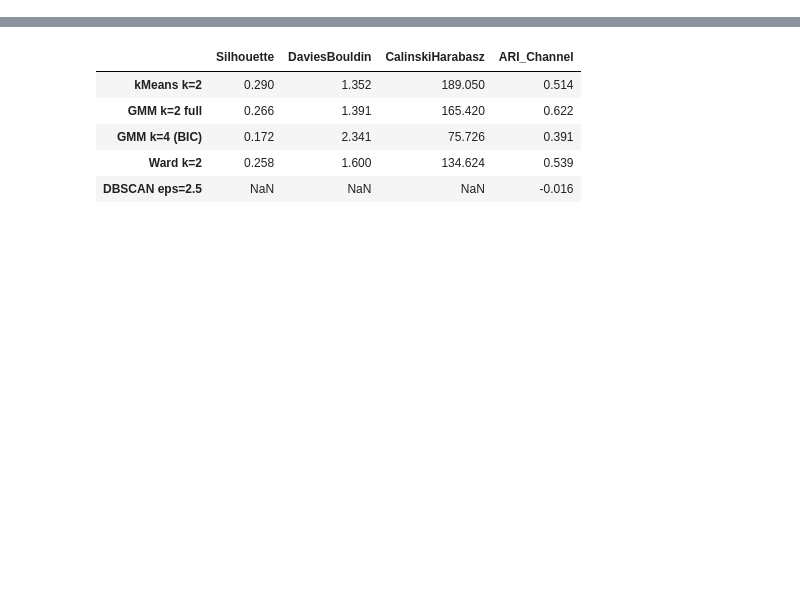
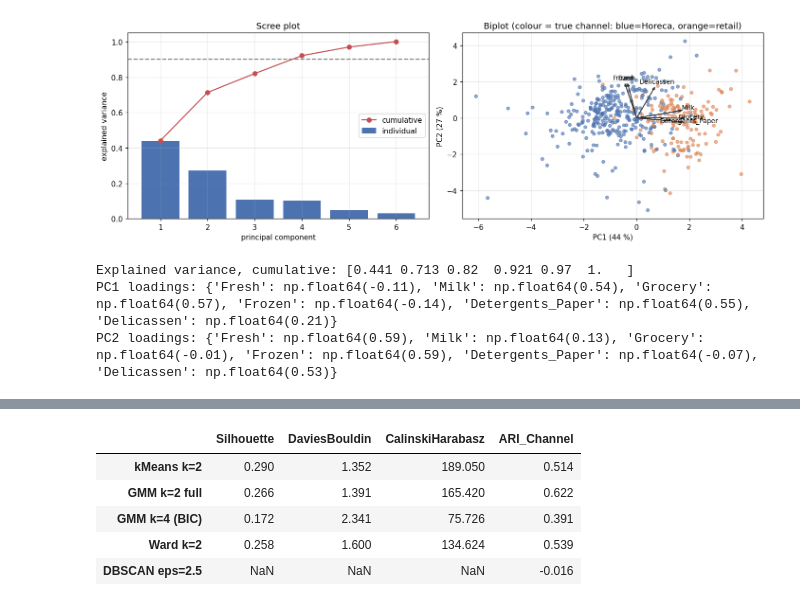
Before and after one commit to TimonLudwig1/Practice-Lab, a Jupyter notebook: xtAI_Learn-Repository/modules/05-machine-learning-2/projects/03-final/solution/solution.ipynb, the cells around one changed output, grey strips where cells are left out. Cells and saved outputs as stored; diff of their text form; code cells hidden in the pictures; blank space fills up the shorter version.

```diff
--- a/xtAI_Learn-Repository/modules/05-machine-learning-2/projects/03-final/solution/solution.ipynb
+++ b/xtAI_Learn-Repository/modules/05-machine-learning-2/projects/03-final/solution/solution.ipynb
@@ -349,0 +121,33 @@ Jetzt der Kern des Moduls — Clustering ist unüberwacht, also brauchen wir Kri
+# %%
+from sklearn.decomposition import PCA
+
+pca = PCA().fit(Xs)
+evr = pca.explained_variance_ratio_
+Z = pca.transform(Xs)           # scores
+
+fig, (a1, a2) = plt.subplots(1, 2, figsize=(13, 4.5))
+a1.bar(range(1, 7), evr, color="#4C72B0", label="individual")
+a1.plot(range(1, 7), np.cumsum(evr), "o-", color="#C44E52", label="cumulative")
+a1.axhline(0.9, ls="--", c="grey"); a1.set_xlabel("principal component")
+a1.set_ylabel("explained variance"); a1.set_title("Scree plot"); a1.legend()
+
+# Biplot: scores (customers) + loading arrows (features), coloured by the TRUE channel
+colors = np.where(channel == 0, "#4C72B0", "#DD8452")
+a2.scatter(Z[:, 0], Z[:, 1], c=colors, s=18, alpha=0.6)
+for j, f in enumerate(FEATURES):
+    a2.arrow(0, 0, pca.components_[0, j]*3.2, pca.components_[1, j]*3.2,
+             color="#333", head_width=0.09, length_includes_head=True)
+    a2.text(pca.components_[0, j]*3.6, pca.components_[1, j]*3.6, f,
+            fontsize=9, ha="center", color="black")
+a2.set_xlabel(f"PC1 ({evr[0]*100:.0f} %)"); a2.set_ylabel(f"PC2 ({evr[1]*100:.0f} %)")
+a2.set_title("Biplot (colour = true channel: blue=Horeca, orange=retail)")
+plt.tight_layout(); plt.show()
+
+print("Explained variance, cumulative:", np.cumsum(evr).round(3))
+print("PC1 loadings:", dict(zip(FEATURES, pca.components_[0].round(2))))
+print("PC2 loadings:", dict(zip(FEATURES, pca.components_[1].round(2))))
+# %% [output]
+[figure, added]
+Explained variance, cumulative: [0.441 0.713 0.82  0.921 0.97  1.   ]
+PC1 loadings: {'Fresh': np.float64(-0.11), 'Milk': np.float64(0.54), 'Grocery': np.float64(0.57), 'Frozen': np.float64(-0.14), 'Detergents_Paper': np.float64(0.55), 'Delicassen': np.float64(0.21)}
+PC2 loadings: {'Fresh': np.float64(0.59), 'Milk': np.float64(0.13), 'Grocery': np.float64(-0.01), 'Frozen': np.float64(0.59), 'Detergents_Paper': np.float64(-0.07), 'Delicassen': np.float64(0.53)}
```
Also changed, not shown: parts of 65 cells of this notebook, 2 other files.
